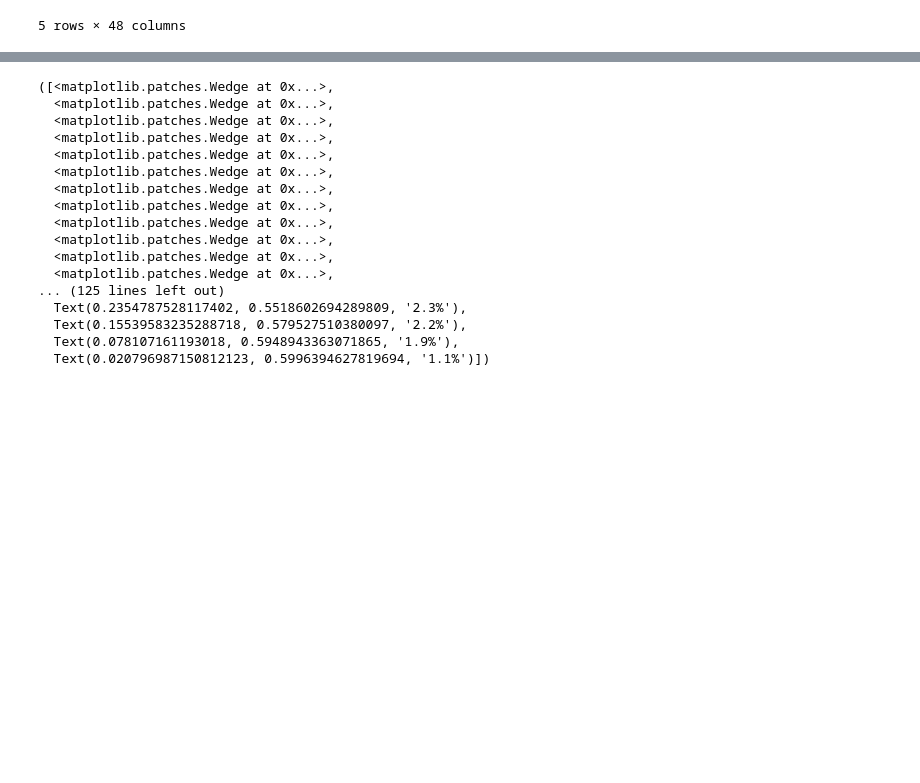
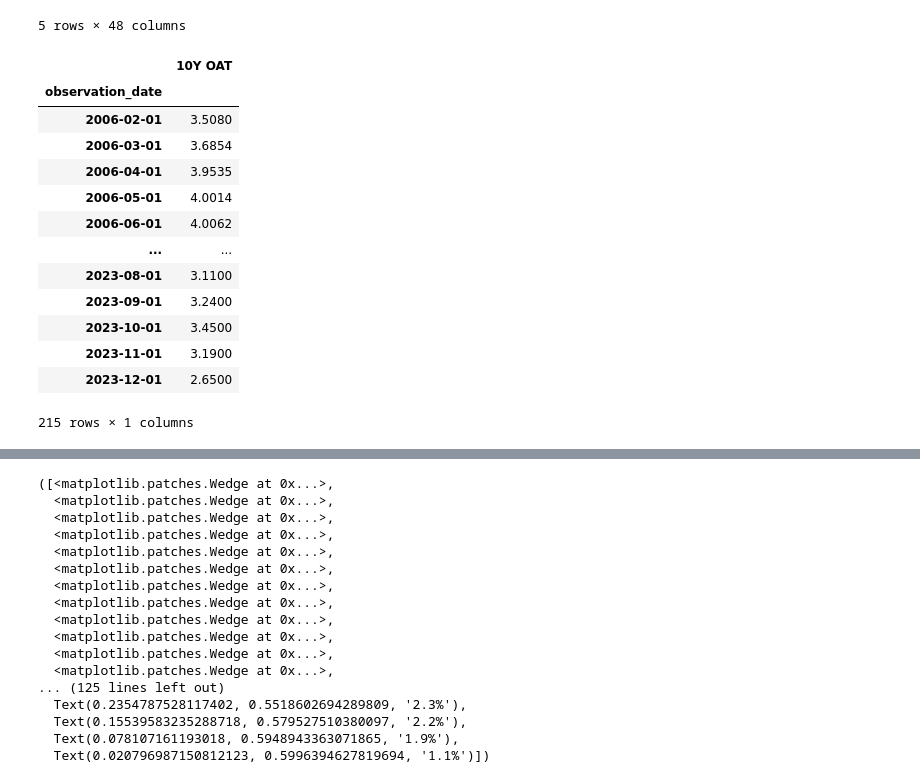
Before and after one commit to RomainCastellarnau/Financial-Econometrics-II, a Jupyter notebook: Code/core_portfolio.ipynb, the cells around one changed output, grey strips where cells are left out. Drawn from its saved outputs; the diff is of its cells as text; code cells hidden in the pictures; blank space fills up the shorter version.

```diff
--- a/Code/core_portfolio.ipynb
+++ b/Code/core_portfolio.ipynb
@@ -25,6 +25,27 @@ returns.head()
 | 2006-04-28 | -0.001103 | 0.045571 | 0.009242 | 0.025480 | -0.001745 | -0.100372 | ... |
 | 2006-05-31 | -0.042522 | -0.061532 | -0.025948 | -0.067838 | -0.032199 | -0.092904 | ... |
 5 rows × 48 columns
+# %%
+path = os.path.join(os.path.dirname(os.getcwd()), "Data")
+rf = pd.read_excel(os.path.join(path, "Risk_free_rate.xlsx"), sheet_name="FRED Graph" , skiprows= 10)
+rf.set_index("observation_date", inplace=True)
+rf.rename(columns={"IRLTLT01FRM156N" : "10Y OAT"} , inplace = True)
+rf
+# %% [output]
+|  | 10Y OAT |
+| observation_date |  |
+| 2006-02-01 | 3.5080 |
+| 2006-03-01 | 3.6854 |
+| 2006-04-01 | 3.9535 |
+| 2006-05-01 | 4.0014 |
+| 2006-06-01 | 4.0062 |
+| ... | ... |
+| 2023-08-01 | 3.1100 |
+| 2023-09-01 | 3.2400 |
+| 2023-10-01 | 3.4500 |
+| 2023-11-01 | 3.1900 |
+| 2023-12-01 | 2.6500 |
+215 rows × 1 columns
 # %%
 returns.describe()
 # %% [output]
```
Also changed, not shown: parts of 12 cells of this notebook, 4 other files.
